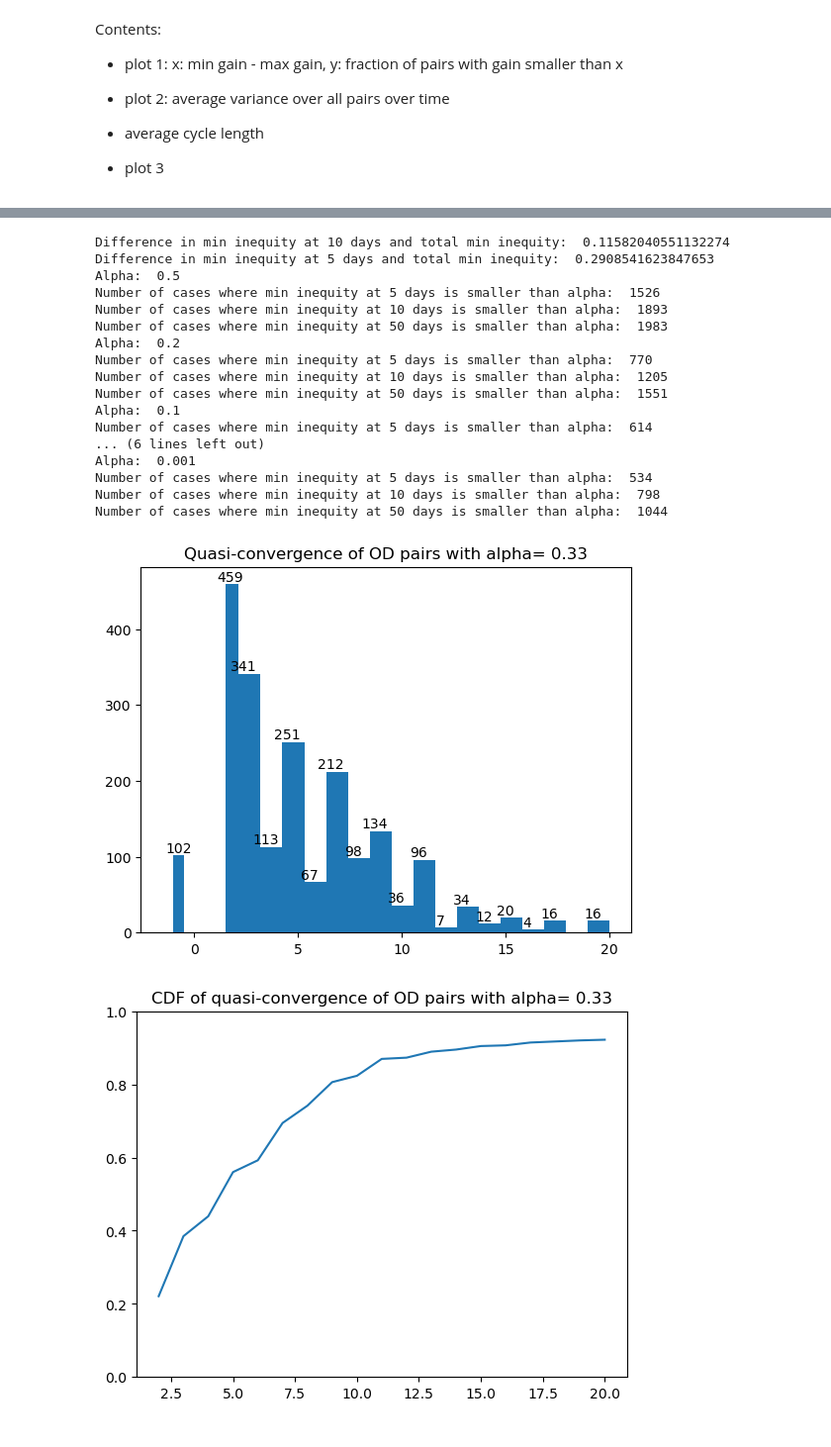
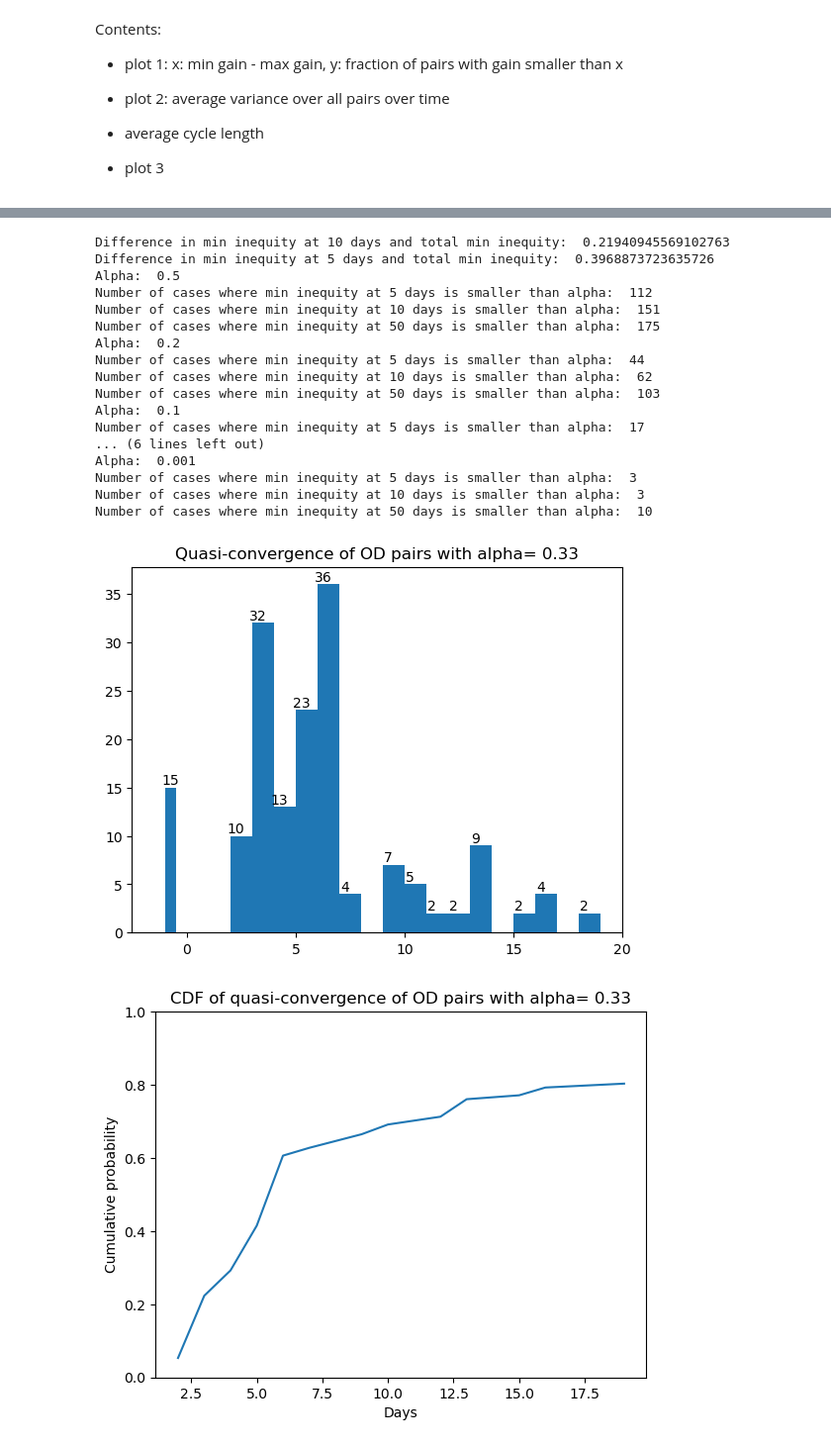
Before and after one commit to COeXISTENCE-PROJECT/Wardropian_cycles, a Jupyter notebook: Greedy_algorithm/plots_numerical_results.ipynb, the cells around one changed output, grey strips where cells are left out. Shown at 99% size. Cells and saved outputs as stored; diff of their text form; code cells hidden in the pictures.

```diff
--- a/Greedy_algorithm/plots_numerical_results.ipynb
+++ b/Greedy_algorithm/plots_numerical_results.ipynb
@@ -19,8 +19,8 @@ import numpy as np
 import pandas as pd
 import re
 # %%
-sym_file = "algorithm_results/BarcelonaFair2.out"
-analytical_file = "algorithm_results/BarcelonaAnalytical.out"
+sym_file = "so_sioux.out"
+analytical_file = "xD.out"
 with open(sym_file) as f:
     global data
 
@@ -350,7 +396,7 @@ plt.show()
 # pick 5 random pairs
 df["min_ineq_up_to_t"] = df["inequity"].apply(lambda x: [min(x[:i+1]) for i in range(len(x))])
 for i in range(10):
-    random_pairs = df.sample(4)
+    random_pairs = df[df["convergence"] < 100].sample(5)
 
     plt.figure()
     for index, row in random_pairs.iterrows():
@@ -362,6 +408,6 @@ for i in range(10):
         plt.plot(inequity)
     # print(random_pairs["OD"])
     plt.xlabel("Days")
-    plt.ylabel("Inequity")
+    plt.ylabel("Min Inequity up to day t")
     plt.plot()
 # %% [output]
@@ -427,51 +473,53 @@ for alpha in [0.5,0.2,0.1,0.01,0.001]:
     print("Number of cases where min inequity at 10 days is smaller than alpha: ", (df["min_inequity_at_10"] < alpha).sum())
     print("Number of cases where min inequity at 50 days is smaller than alpha: ", (df["min_inequity_at_20"] < alpha).sum())
 # %% [output]
-Difference in min inequity at 10 days and total min inequity:  0.11582040551132274
-Difference in min inequity at 5 days and total min inequity:  0.2908541623847653
+Difference in min inequity at 10 days and total min inequity:  0.21940945569102763
+Difference in min inequity at 5 days and total min inequity:  0.3968873723635726
 Alpha:  0.5
-Number of cases where min inequity at 5 days is smaller than alpha:  1526
-Number of cases where min inequity at 10 days is smaller than alpha:  1893
-Number of cases where min inequity at 50 days is smaller than alpha:  1983
+Number of cases where min inequity at 5 days is smaller than alpha:  112
+Number of cases where min inequity at 10 days is smaller than alpha:  151
+Number of cases where min inequity at 50 days is smaller than alpha:  175
 Alpha:  0.2
-Number of cases where min inequity at 5 days is smaller than alpha:  770
-Number of cases where min inequity at 10 days is smaller than alpha:  1205
-Number of cases where min inequity at 50 days is smaller than alpha:  1551
+Number of cases where min inequity at 5 days is smaller than alpha:  44
+Number of cases where min inequity at 10 days is smaller than alpha:  62
+Number of cases where min inequity at 50 days is smaller than alpha:  103
 Alpha:  0.1
-Number of cases where min inequity at 5 days is smaller than alpha:  614
+Number of cases where min inequity at 5 days is smaller than alpha:  17
 ... (6 lines left out)
 Alpha:  0.001
-Number of cases where min inequity at 5 days is smaller than alpha:  534
-Number of cases where min inequity at 10 days is smaller than alpha:  798
-Number of cases where min inequity at 50 days is smaller than alpha:  1044
+Number of cases where min inequity at 5 days is smaller than alpha:  3
+Number of cases where min inequity at 10 days is smaller than alpha:  3
+Number of cases where min inequity at 50 days is smaller than alpha:  10
 # %%
 # analysis of almost convergence for non-converging cycles
 param = ["0.33", "0,2", "0.1"]
 for i in range(almost_conv_params): # for each almost convergence parameter
     # plot histogram of almost convergence
     data = df["almost_convergence_" + str(i)][df["almost_convergence_" + str(i)] <= 20]
     bin_edges = np.histogram_bin_edges(data, bins=20)
     bin_edges = np.unique(np.concatenate((bin_edges, [-1.5, -0.5, 0.5, 1.5])))
 
     plt.figure()
     plt.title("Quasi-convergence of OD pairs with alpha= " + param[i])
     counts, bins, patches = plt.hist(data, bins=bin_edges)
     for count, bin in zip(counts, bins):
         if count > 0:
             plt.text(bin + (bins[1] - bins[0]) / 2, count, str(int(count)),
                      ha='center', va='bottom', fontsize=10, color='black')
     plt.show()
     # create a cdf with the same data
     data = df["almost_convergence_" + str(i)]
     data = data.apply(lambda x: x if x  > 0 else 1e5)
     plt.figure()
     cdf = np.cumsum(data.value_counts(normalize=True).sort_index())
     #plot first 20 values
     plt.plot(cdf[:20])
+    plt.xlabel("Days")
+    plt.ylabel("Cumulative probability")
     plt.ylim(0,1)
     # plt.xticks(np.arange(xmin, xmax, 3))
     plt.title("CDF of quasi-convergence of OD pairs with alpha= " + param[i])
     plt.show()
 # %% [output]
-[figure, old version]
+[figure, new version]
-[figure, old version]
+[figure, new version]
```
Also changed, not shown: parts of 17 cells of this notebook, 1 other file.
